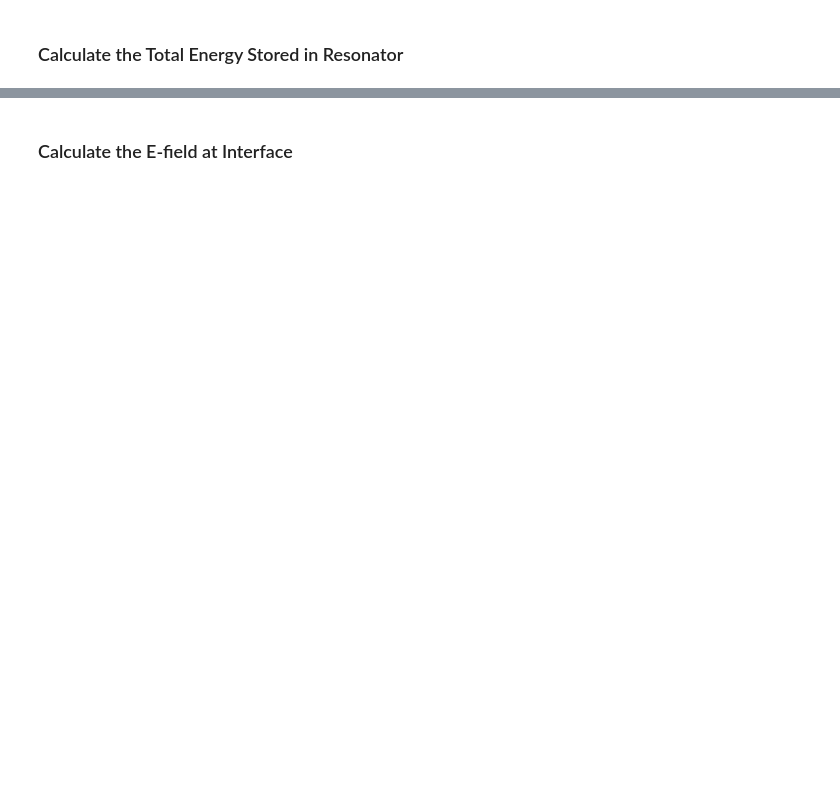
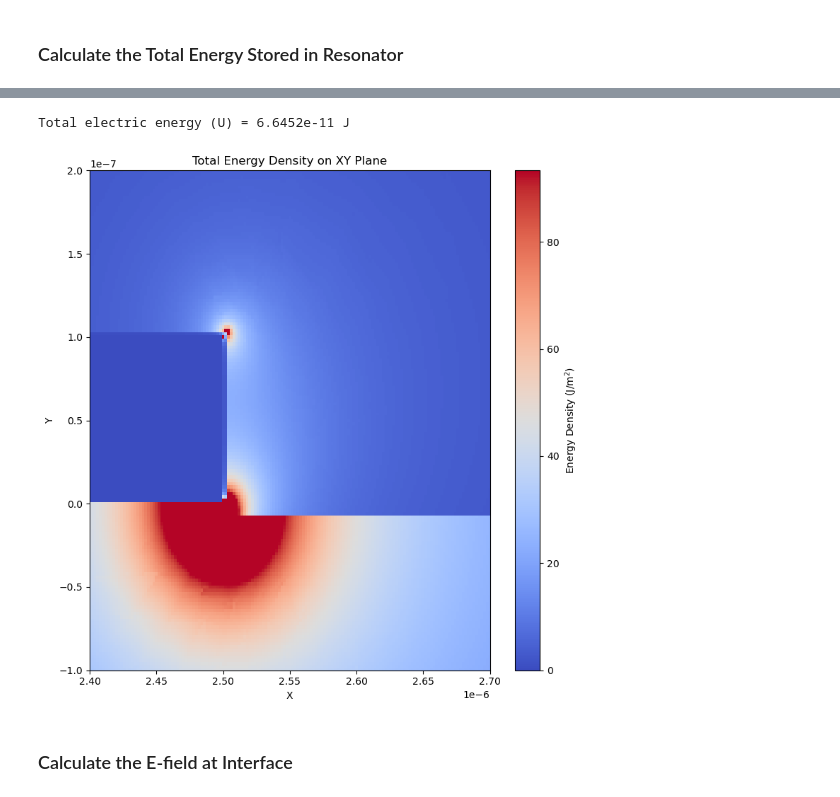
Before and after one commit to WeiRenSyong/Participation_Ratio_Calculation, a Jupyter notebook: Participation_Ratios_Calculation.ipynb, the cells around one changed output, grey strips where cells are left out. Drawn from its saved outputs; the diff is of its cells as text; code cells hidden in the pictures; blank space fills up the shorter version.

```diff
--- a/Participation_Ratios_Calculation.ipynb
+++ b/Participation_Ratios_Calculation.ipynb
@@ -149,7 +137,45 @@ ParseException: Expected end of text, found '$'  (at char 0), (line:1, col:1)
 # %%
 ####################################
 #### Calculate the Total Energy ####
 ####################################
+# Assume E2_grid and epsilon_grid have shape (len(y_unique), len(x_unique))
+# and are aligned with the meshgrid X, Y
+
+# Compute |E|^2 * ε point-wise
+energy_density = E2 * epsilon_r_grid * epsilon_0  # shape = (Ny, Nx)
+
+# Calculate grid spacing (assumes uniform grid)
+dx = np.mean(np.diff(x_unique))
+dy = np.mean(np.diff(y_unique))
+
+# Integrate over x and y
+total_energy = np.nansum(energy_density) * dx * dy
+
+print(f"Total electric energy (U) = {total_energy:.4e} J")
+
+
+###################################
+#### Plot total energy density ####
+###################################
+# Clip color scale
+vmin = 0
+vmax = np.nanpercentile(energy_density, 99.99)
+
+# Plot
+plt.figure(figsize=(8, 8))
+plt.pcolormesh(X, Y, energy_density, shading='auto', cmap='coolwarm', vmin=vmin, vmax=vmax)
+plt.xlabel('X')
+plt.ylabel('Y')
+plt.title(r'Total Energy Density on XY Plane')
+plt.colorbar(label=r'Energy Density (J/m$^2$)')
+plt.xlim([2.4E-6, 2.7E-6])
+plt.ylim([-0.1E-6, 0.2E-6])
+# plt.axis('equal')
+plt.tight_layout()
+plt.show()
+# %% [output]
+Total electric energy (U) = 6.6452e-11 J
+[figure, added]
 # %% [markdown]
 ### Calculate the E-field at Interface
 # %%
```
Also changed, not shown: parts of 6 cells of this notebook.
